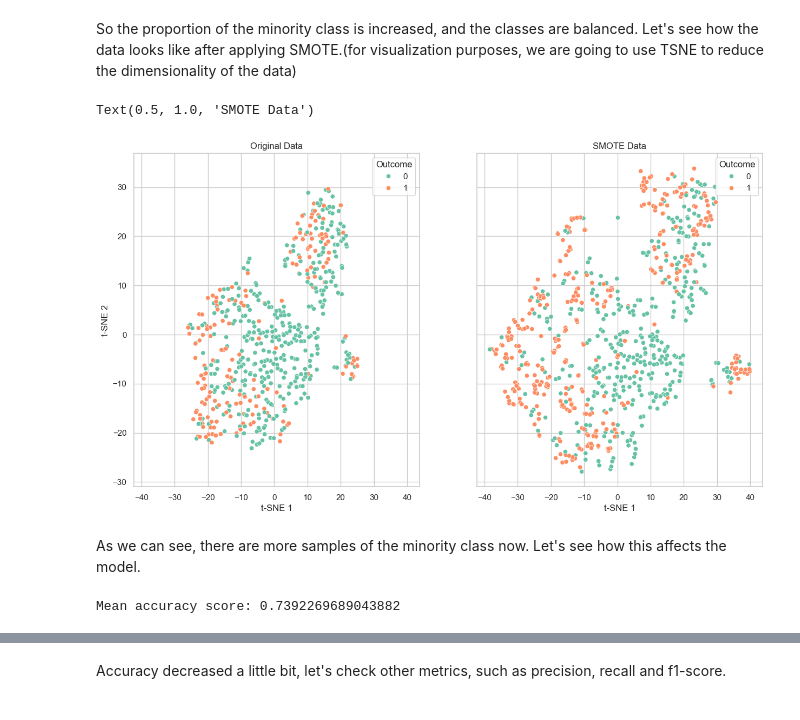
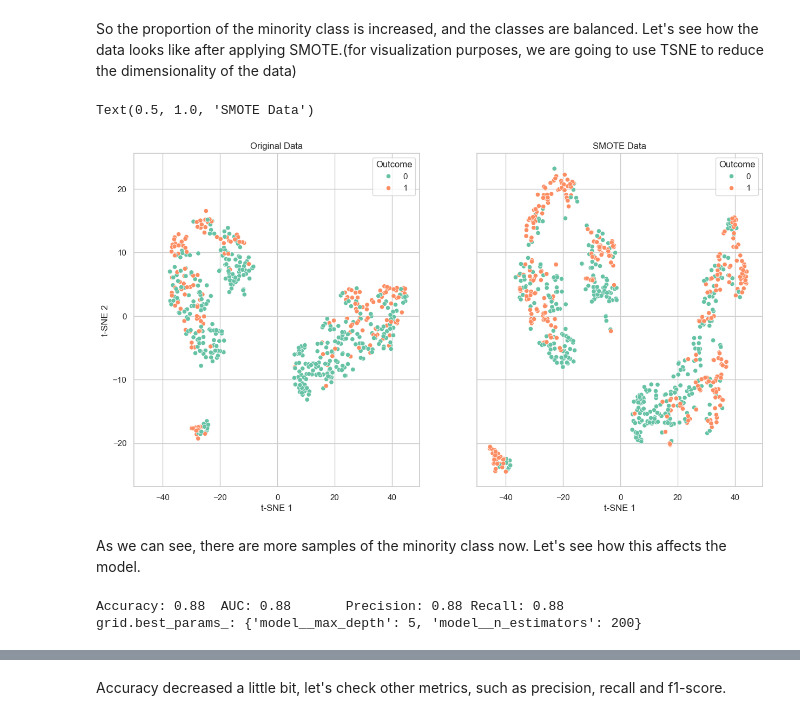
Before and after one commit to JuanDa14Sa/Diabetes-prediction, a Jupyter notebook: diabetes_prediction.ipynb, the cells around one changed output, grey strips where cells are left out. Drawn from its saved outputs; the diff is of its cells as text; code cells hidden in the pictures.

Commit message:
Change model to RF

```diff
--- a/diabetes_prediction.ipynb
+++ b/diabetes_prediction.ipynb
@@ -157,7 +157,7 @@ X = diabetes_data.drop('Outcome', axis=1)
 y = diabetes_data['Outcome']
 cv = StratifiedKFold(n_splits=5, shuffle=True, random_state=42)
 X_train, X_test, y_train, y_test = train_test_split(X, y, test_size=0.2, stratify=y)
-scoring = {'AUC': 'roc_auc', 'Precision': 'precision', 'Recall':'recall'}
+scoring = {'Accuracy': 'accuracy','AUC': 'roc_auc', 'Precision': 'precision', 'Recall':'recall'}
 
 #create a pipeline for each model
 pipe_log = Pipeline([('scaler', StandardScaler()), ('log', LogisticRegression())])
@@ -183,7 +183,7 @@ grids = [grid_log, grid_rf, grid_svc, grid_knn]
 for grid in grids:
     grid.fit(X_train, y_train)
     print(f'Model: {grid.estimator.steps[1][0]} \tBest parameters: {grid.best_params_}')
-    for score in ['AUC', 'Precision', 'Recall']:
+    for score in scoring.keys():
         print(f'{score}: {grid.best_score_:.2f}',end='\t')
     print('\n')
     print('-'*50)
@@ -238,37 +238,39 @@ Let's see how the data looks like after applying SMOTE.(for visualization purpos
 # %%
 from sklearn.manifold import TSNE
 
 #set up the model
 tsne = TSNE(n_components=2, random_state=42)
 
-X_smote_tsne = tsne.fit_transform(StandardScaler().fit_transform(X_train_smote))
-X_tsne = tsne.fit_transform(StandardScaler().fit_transform(X_train))
+X_smote_tsne = tsne.fit_transform(X_train_smote)
+X_tsne = tsne.fit_transform(X_train)
 
 #plot the data
 fig,  ax = plt.subplots(figsize=(15, 8), ncols=2, sharex=True, sharey=True)
 for axis, x_, y_ in zip(ax.flat, [X_tsne, X_smote_tsne], [y_train, y_train_smote]):
     sns.scatterplot(x=x_[:,0], y=x_[:,1], hue=y_, ax=axis, palette='Set2')
     # axis.get_legend().remove()
     axis.set_xlabel('t-SNE 1')
     axis.set_ylabel('t-SNE 2')
     # axis.legend(title='Outcome', loc=2, labels=['No Diabetes', 'Diabetes'], prop={'size': 10})
 ax[0].set_title('Original Data')
 ax[1].set_title('SMOTE Data')
 # %% [output]
 Text(0.5, 1.0, 'SMOTE Data')
-[figure, old version]
+[figure, new version]
 # %% [markdown]
 As we can see, there are more samples of the minority class now. Let's see how this affects the model.
-# %%
-cv = StratifiedKFold(n_splits=5, shuffle=True, random_state=42)
-cv.get_n_splits(X_smote, y_smote)
-scores = []
-for train_index, test_index in cv.split(X_smote, y_smote):
-    svc = SVC(C=grid_svc.best_params_['svc__C'], kernel=grid_svc.best_params_['svc__kernel'], random_state=42)
-    X_train, X_test = X_smote.iloc[train_index], X_smote.iloc[test_index]
-    y_train, y_test = y_smote.iloc[train_index], y_smote.iloc[test_index]
-    svc.fit(X_train, y_train)
-    scores.append(svc.score(X_test, y_test))
-print(f'Mean accuracy score: {np.mean(scores)}')
-# %% [output]
-Mean accuracy score: 0.7392269689043882
+# %%
+from imblearn.pipeline import Pipeline as imbPipeline
+
+cv = StratifiedKFold(n_splits=5, shuffle=True, random_state=42)
+pipeline = imbPipeline([('smote', SMOTE(random_state=42)), ('model', RandomForestClassifier(random_state=42))])
+param_grid = {'model__n_estimators': [100, 200, 300, 400], 'model__max_depth': [2, 3, 4, 5]}
+grid = GridSearchCV(pipeline, param_grid, cv=cv, n_jobs=-1, scoring=scoring, refit='AUC')
+grid.fit(X_train_smote, y_train_smote)
+for score in scoring.keys():
+    print(f'{score}: {grid.best_score_:.2f}',end='\t')
+print()
+print(f'grid.best_params_: {grid.best_params_}')
+# %% [output]
+Accuracy: 0.88  AUC: 0.88       Precision: 0.88 Recall: 0.88
+grid.best_params_: {'model__max_depth': 5, 'model__n_estimators': 200}
```
Also changed, not shown: parts of 4 cells of this notebook.
